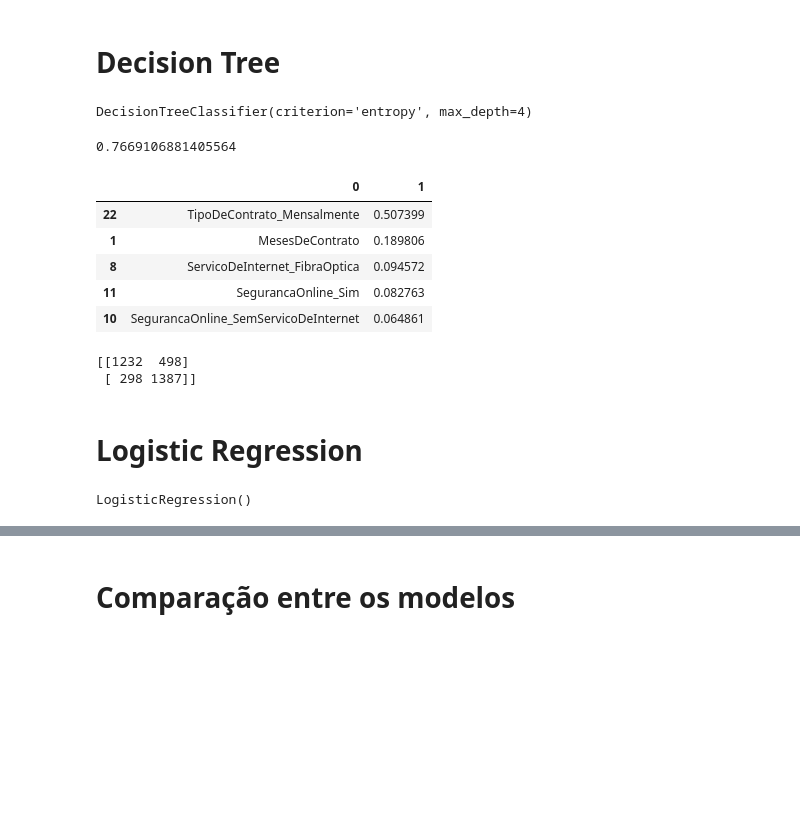
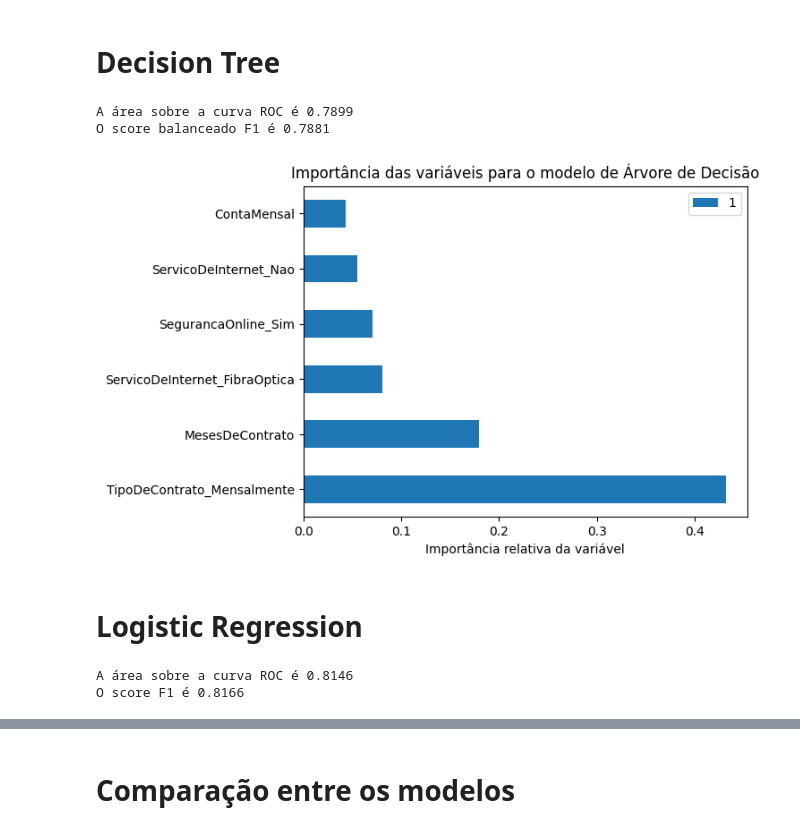
Before and after one commit to chzandonai/churn-detection, a Jupyter notebook: notebooks/deteccao-de-perdas-de-clientes-telefonia.ipynb, the cells around one changed output, grey strips where cells are left out. Cells and saved outputs as stored; diff of their text form; code cells hidden in the pictures; blank space fills up the shorter version.

```diff
--- a/notebooks/deteccao-de-perdas-de-clientes-telefonia.ipynb
+++ b/notebooks/deteccao-de-perdas-de-clientes-telefonia.ipynb
@@ -216,4 +182,0 @@ from sklearn.naive_bayes import BernoulliNB
-# %%
-bnb = BernoulliNB(binarize=np.mean(X_train))
-bnb.fit(X_train,y_train)
-bnb.score(X_test,y_test)
@@ -228,38 +184,43 @@ print(confusion_matrix(y_test,bnb.predict(X_test)))
 # Decision Tree
 # %%
 from sklearn.tree import DecisionTreeClassifier
+
+# Definindo a Árvore de decisão com profundidade máxima e com critério
+tree = DecisionTreeClassifier(criterion='entropy', max_depth=5)
+
+# Treinando com os dados e avaliando a precisão com os Scores
+tree.fit(X_train,y_train)
+area_roc_tree = roc_auc_score(y_train,tree.predict(X_train))
+f1_tree = f1_score(y_train,tree.predict(X_train))
+print('A área sobre a curva ROC é {:.4f}'.format(area_roc_tree))
+print('O score balanceado F1 é {:.4f}'.format(f1_tree))
+# %% [output]
+A área sobre a curva ROC é 0.7899
+O score balanceado F1 é 0.7881
-# %%
-tree = DecisionTreeClassifier(criterion='entropy', max_depth=4)
-# %%
-tree.fit(X_train,y_train)
-# %% [output]
-DecisionTreeClassifier(criterion='entropy', max_depth=4)
-# %%
-tree.score(X_test,y_test)
-# %% [output]
-0.7669106881405564
 # %%
-a = pd.DataFrame([df.drop('Churn_Sim', axis=1).columns.tolist(),tree.feature_importances_.tolist()])
-a = a.transpose()
-a.sort_values(by = 1,ascending=False).head(5)
+# Construindo a tabela com a importância de variáveis da Árvore de Decisão
+a = pd.DataFrame([df.drop('Churn_Sim', axis=1).columns.tolist(),
+                  tree.feature_importances_.tolist()]).T.set_index(0).sort_values(by = 1,ascending=False)
+# Construindo o Gráfico
+a.head(6).plot(kind = 'barh')
+plt.title('Importância das variáveis para o modelo de Árvore de Decisão')
+plt.xlabel('Importância relativa da variável')
+plt.ylabel(None)
+plt.show()
 # %% [output]
-|  | 0 | 1 |
-| 22 | TipoDeContrato_Mensalmente | 0.507399 |
-| 1 | MesesDeContrato | 0.189806 |
-| 8 | ServicoDeInternet_FibraOptica | 0.094572 |
-| 11 | SegurancaOnline_Sim | 0.082763 |
-| 10 | SegurancaOnline_SemServicoDeInternet | 0.064861 |
+[figure, added]
-# %%
-print(confusion_matrix(y_test,tree.predict(X_test)))
-# %% [output]
-[[1232  498]
- [ 298 1387]]
 # %% [markdown]
 # Logistic Regression
 # %%
 from sklearn.linear_model import LogisticRegression
-lr = LogisticRegression()
+lr = LogisticRegression(penalty='elasticnet',solver='saga', l1_ratio=0.1)
+lr.fit(X_train,y_train)
+
+area_roc_logistica = roc_auc_score(y_train,lr.predict(X_train))
+f1_logistica = f1_score(y_train,lr.predict(X_train))
+
+print('A área sobre a curva ROC é {:.4f}'.format(area_roc_logistica))
+print('O score F1 é {:.4f}'.format(f1_logistica))
+# %% [output]
+A área sobre a curva ROC é 0.8146
+O score F1 é 0.8166
-# %%
-lr.fit(X_train,y_train)
-# %% [output]
-LogisticRegression()
```
Also changed, not shown: parts of 38 cells of this notebook.
